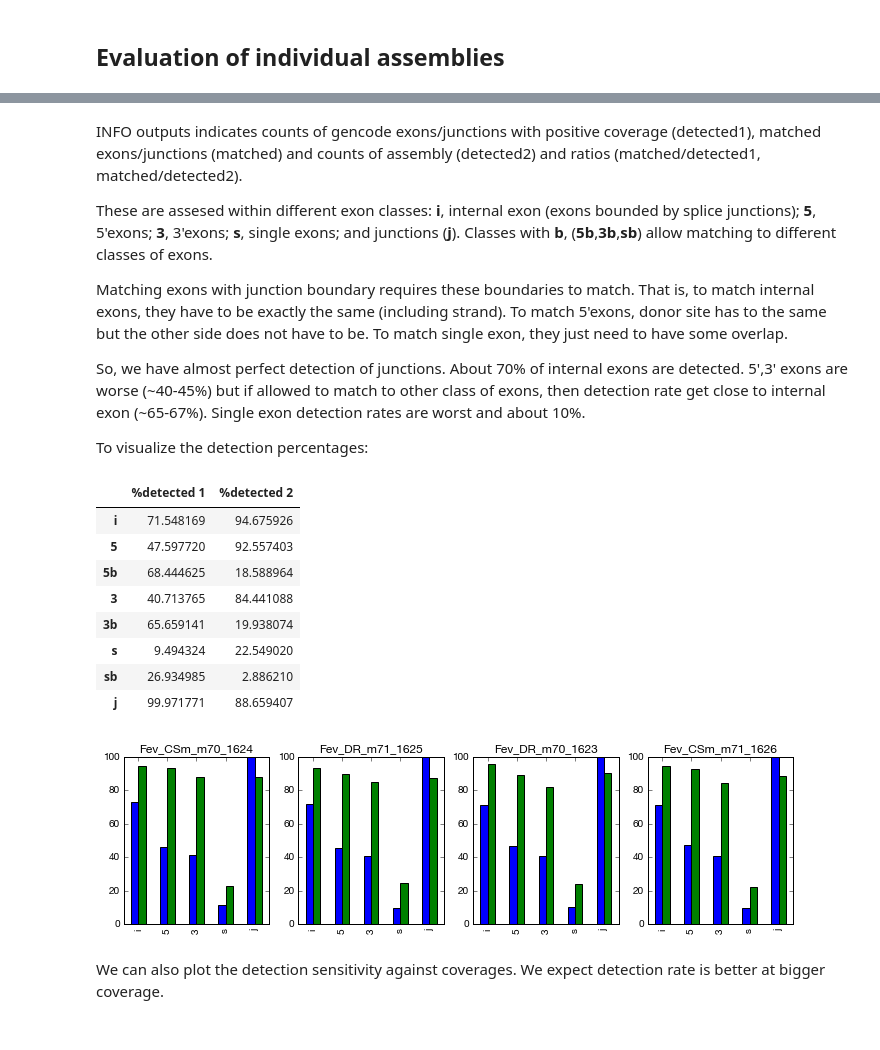
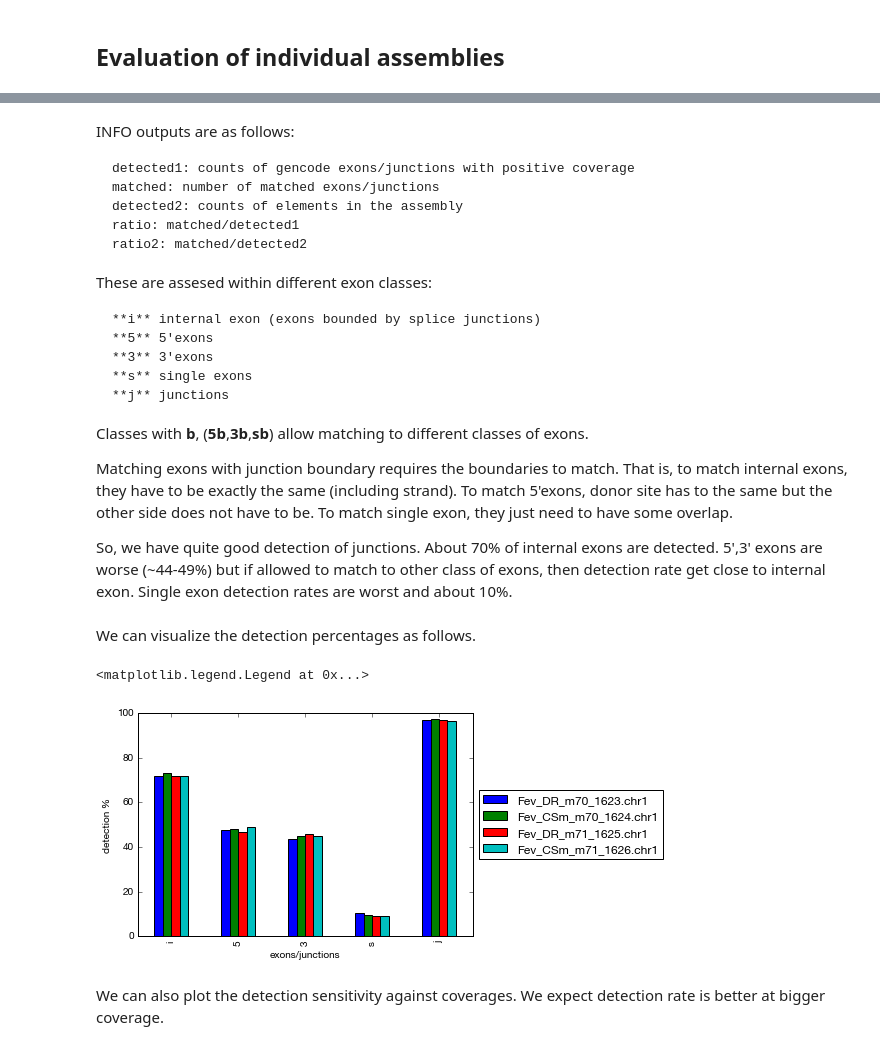
Before and after one commit to kensugino/jGEM, a Jupyter notebook: doc/quickstart.ipynb, the cells around one changed output, grey strips where cells are left out. Saved outputs shown, nothing was run; the diff lists cells and outputs as text; code cells hidden in the pictures.

```diff
--- a/doc/quickstart.ipynb
+++ b/doc/quickstart.ipynb
@@ -248,39 +279,40 @@ Wall time: 30.2 s
 # %% [markdown]
-INFO outputs indicates counts of gencode exons/junctions with positive coverage (detected1), matched exons/junctions (matched) and counts of assembly (detected2) and ratios (matched/detected1, matched/detected2).
+INFO outputs are as follows:
 
-These are assesed within different exon classes: **i**, internal exon (exons bounded by splice junctions); **5**, 5'exons; **3**, 3'exons; **s**, single exons; and junctions (**j**). Classes with **b**, (**5b**,**3b**,**sb**) allow matching to different classes of exons.
+    detected1: counts of gencode exons/junctions with positive coverage
+    matched: number of matched exons/junctions
+    detected2: counts of elements in the assembly
+    ratio: matched/detected1
+    ratio2: matched/detected2
 
-Matching exons with junction boundary requires these boundaries to match. That is, to match internal exons, they have to be exactly the same (including strand). To match 5'exons, donor site has to the same but the other side does not have to be. To match single exon, they just need to have some overlap.
+These are assesed within different exon classes:
 
-So, we have almost perfect detection of junctions. About 70% of internal exons are detected. 5',3' exons are worse (~40-45%) but if allowed to match to other class of exons, then detection rate get close to internal exon (~65-67%). Single exon detection rates are worst and about 10%.
+    **i** internal exon (exons bounded by splice junctions)
+    **5** 5'exons
+    **3** 3'exons
+    **s** single exons
+    **j** junctions
 
-To visualize the detection percentages:
+Classes with **b**, (**5b**,**3b**,**sb**) allow matching to different classes of exons.
+
+Matching exons with junction boundary requires the boundaries to match. That is, to match internal exons, they have to be exactly the same (including strand). To match 5'exons, donor site has to the same but the other side does not have to be. To match single exon, they just need to have some overlap.
+
+So, we have quite good detection of junctions. About 70% of internal exons are detected. 5',3' exons are worse (~44-49%) but if allowed to match to other class of exons, then detection rate get close to internal exon. Single exon detection rates are worst and about 10%.
-# %%
-# get dataframe containing detection percentages
-df = ems[name].get_detection_percentages()
-#print(df)
-df
-# %% [output]
-|  | %detected 1 | %detected 2 |
-| i | 71.548169 | 94.675926 |
-| 5 | 47.597720 | 92.557403 |
-| 5b | 68.444625 | 18.588964 |
-| 3 | 40.713765 | 84.441088 |
-| 3b | 65.659141 | 19.938074 |
-| s | 9.494324 | 22.549020 |
-| sb | 26.934985 | 2.886210 |
-| j | 99.971771 | 88.659407 |
-# %%
-# plot all
-import matplotlib.pylab as P
-fig, axr = P.subplots(1,len(ems),figsize=(3*len(ems),3))
-for i, name in enumerate(ems):
-    em = ems[name]
-    df = em.get_detection_percentages()
-    df.ix[['i','5','3','s','j']].plot(kind='bar', ax=axr[i], legend=False)
-    axr[i].set_title(name)
-# %% [output]
-[figure, removed]
+# %% [markdown]
+We can visualize the detection percentages as follows.
+# %%
+# EvalMatch.get_detection_percentages returns a dataframe containing detection percentages
+dp = PD.DataFrame({n:ems[n].get_detection_percentages().stack() for n in ems})
+tgt = ['i','5','3','s','j']
+dp1 = dp.ix[[(x,'%detected 1') for x in tgt]][si['name'].values]
+dp1.index = tgt
+ax = dp1.plot(kind='bar', legend=False, figsize=(6,4))
+ax.set_ylabel('detection %')
+ax.set_xlabel('exons/junctions')
+ax.legend(loc='center left', bbox_to_anchor=(1,0.5))
+# %% [output]
+<matplotlib.legend.Legend at 0x...>
+[figure, added]
 # %% [markdown]
 We can also plot the detection sensitivity against coverages. We expect detection rate is better at bigger coverage.
 # %%
```
Also changed, not shown: parts of 76 cells of this notebook, 2 other files.
